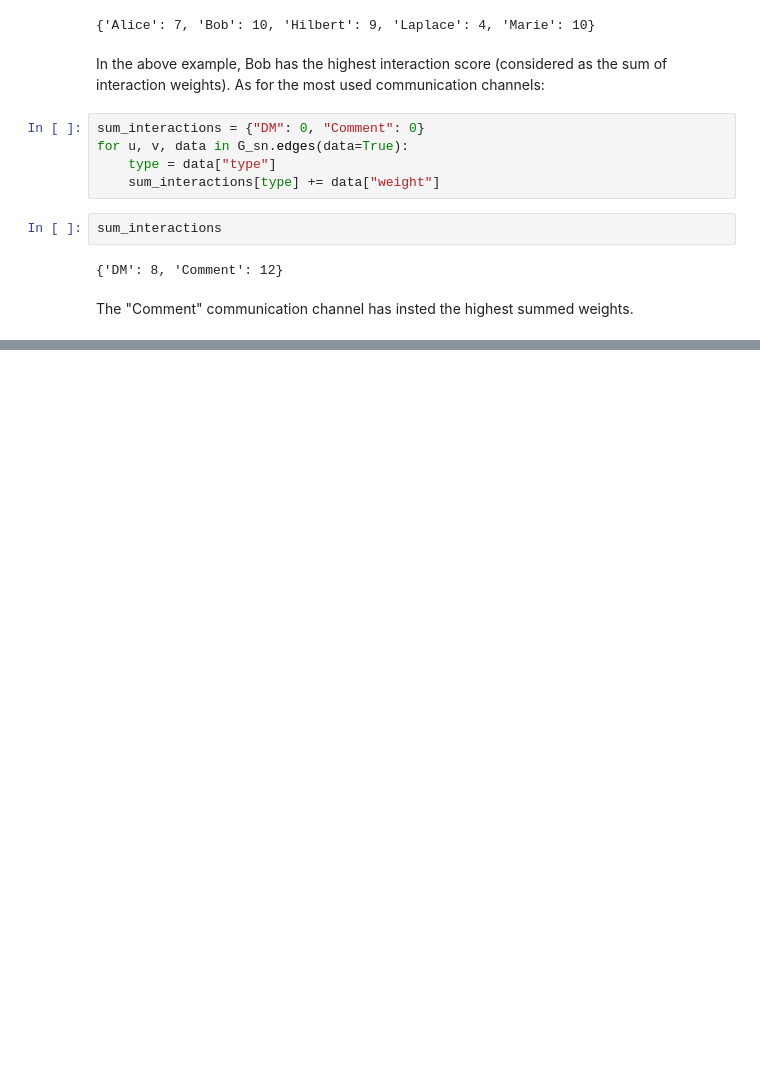
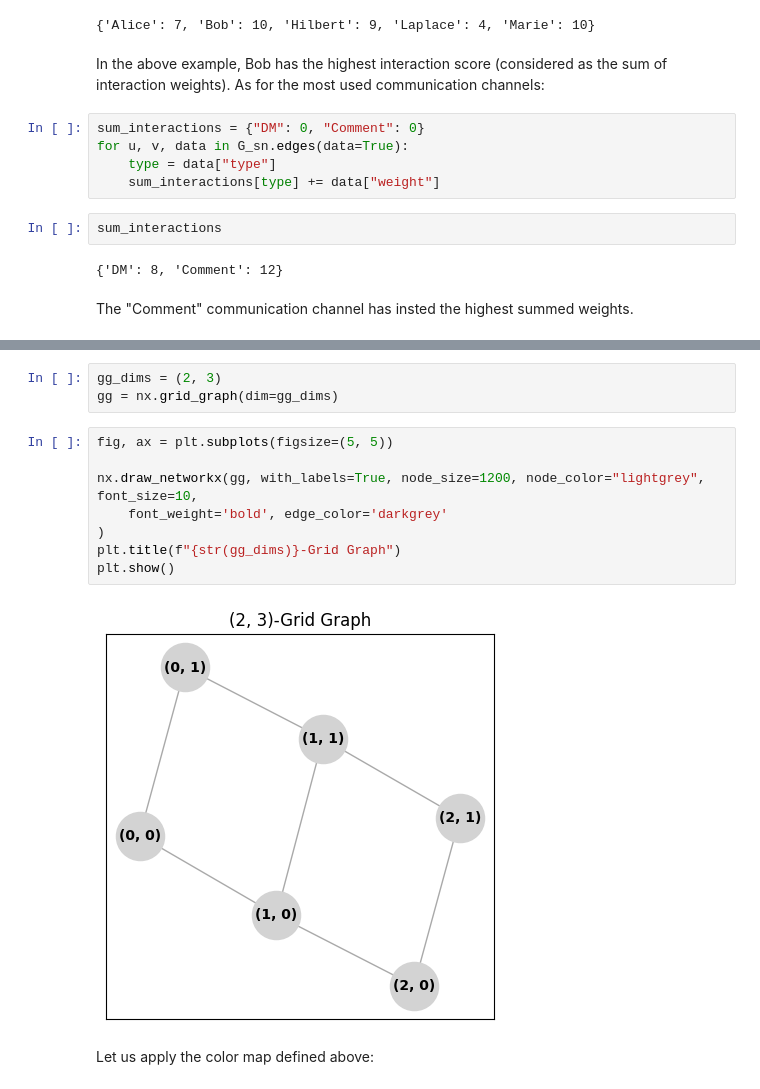
Before and after one commit to mirko-leccese/The-Machine-Learning-Project, a Jupyter notebook: graphs/graph-theory-networkx-2.ipynb, the cells around one changed output, grey strips where cells are left out. Saved outputs shown, nothing was run; the diff lists cells and outputs as text; blank space fills up the shorter version.

```diff
--- a/graphs/graph-theory-networkx-2.ipynb
+++ b/graphs/graph-theory-networkx-2.ipynb
@@ -299,0 +380,15 @@ $$
+# %%
+gg_dims = (2, 3)
+gg = nx.grid_graph(dim=gg_dims)
+# %%
+fig, ax = plt.subplots(figsize=(5, 5))
+
+nx.draw_networkx(gg, with_labels=True, node_size=1200, node_color="lightgrey", font_size=10,
+    font_weight='bold', edge_color='darkgrey'
+)
+plt.title(f"{str(gg_dims)}-Grid Graph")
+plt.show()
+# %% [output]
+[figure, added]
+# %% [markdown]
+Let us apply the color map defined above:
```
Also changed, not shown: parts of 84 cells of this notebook, 2 other files.
